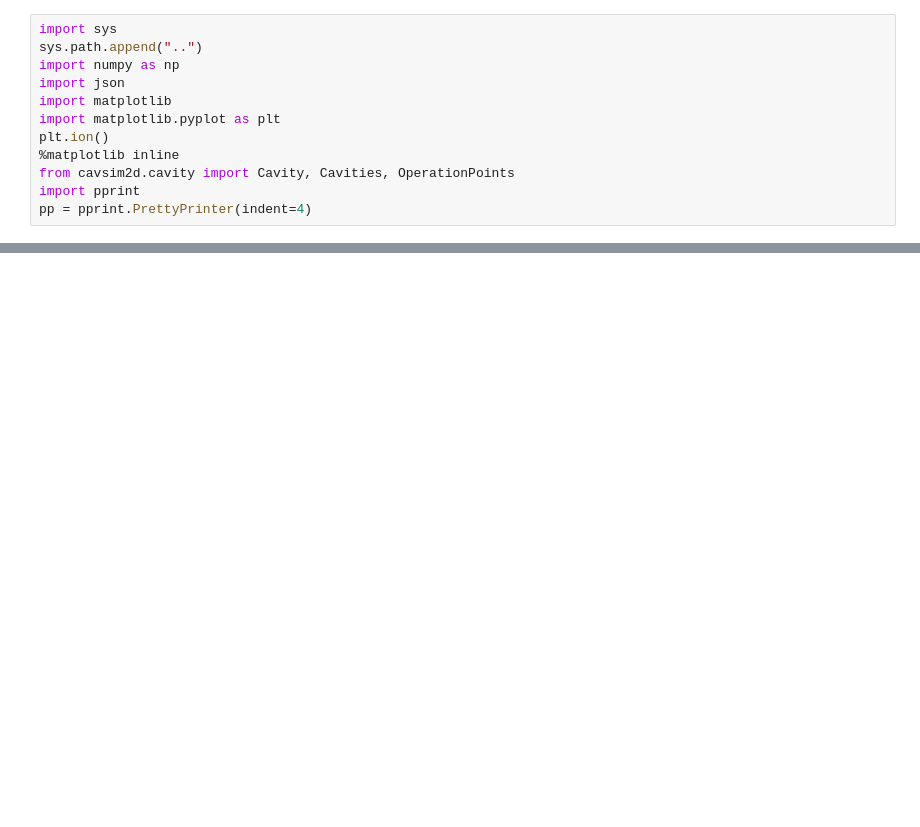
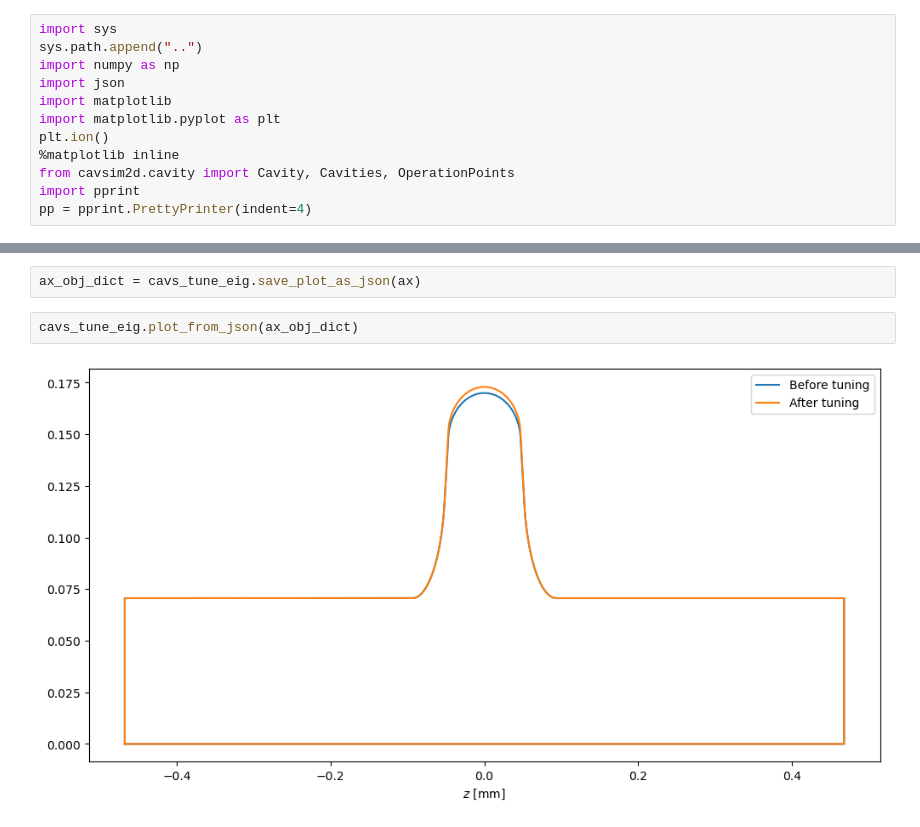
Before and after one commit to Dark-Elektron/cavsim2d, a Jupyter notebook: notebooks/tune_test.ipynb, the cells around one changed output, grey strips where cells are left out. Drawn from its saved outputs; the diff is of its cells as text; blank space fills up the shorter version.

```diff
--- a/notebooks/tune_test.ipynb
+++ b/notebooks/tune_test.ipynb
@@ -12,0 +67,6 @@ pp = pprint.PrettyPrinter(indent=4)
+# %%
+ax_obj_dict = cavs_tune_eig.save_plot_as_json(ax)
+# %%
+cavs_tune_eig.plot_from_json(ax_obj_dict)
+# %% [output]
+[figure, added]
```
Also changed, not shown: parts of 19 cells of this notebook, 8 other files.
